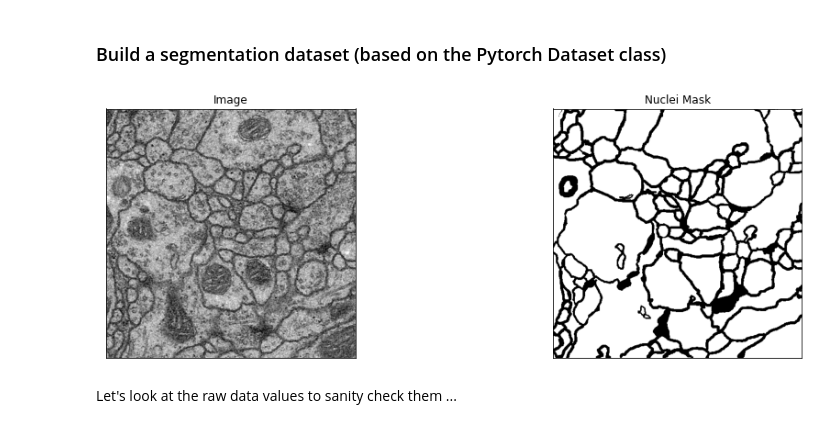
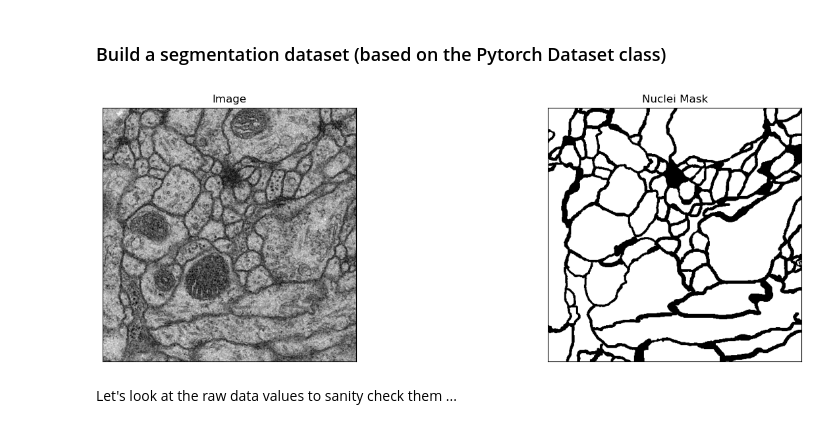
Before and after one commit to al3xsh/pytorch-lightning-unet, a Jupyter notebook: segmentation-dataset.ipynb, the cells around one changed output. Saved outputs shown, nothing was run; the diff lists cells and outputs as text; code cells hidden in the pictures.

```diff
--- a/segmentation-dataset.ipynb
+++ b/segmentation-dataset.ipynb
@@ -71,11 +70,11 @@ class SegmentationDataset(Dataset):
         return len(self.ids)
 # %%
 # look at a random example from the training data
-dataset = SegmentationDataset('./data/train/')
+dataset = SegmentationDataset('./data/isbi_segmentation_dataset/train/')
 sample = dataset[4]
 visualize(image=sample['image'], nuclei_mask=sample['mask'].squeeze())
 # %% [output]
-[figure, old version]
+[figure, new version]
 # %% [markdown]
 Let's look at the raw data values to sanity check them ...
 # %%
```
Also changed, not shown: parts of 4 cells of this notebook, 2 other files.
